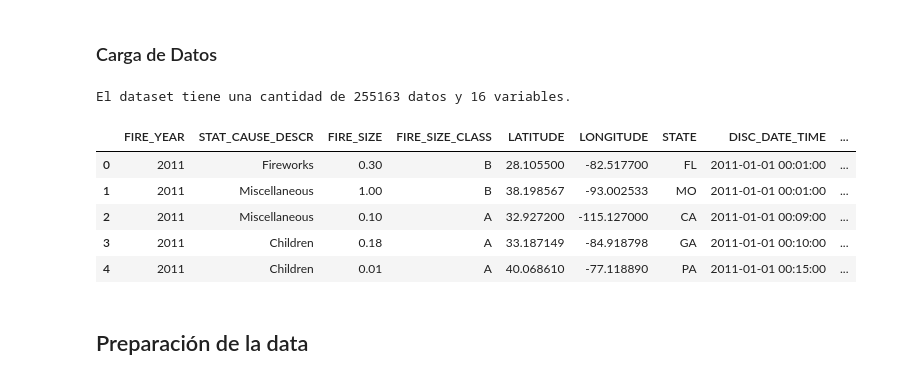
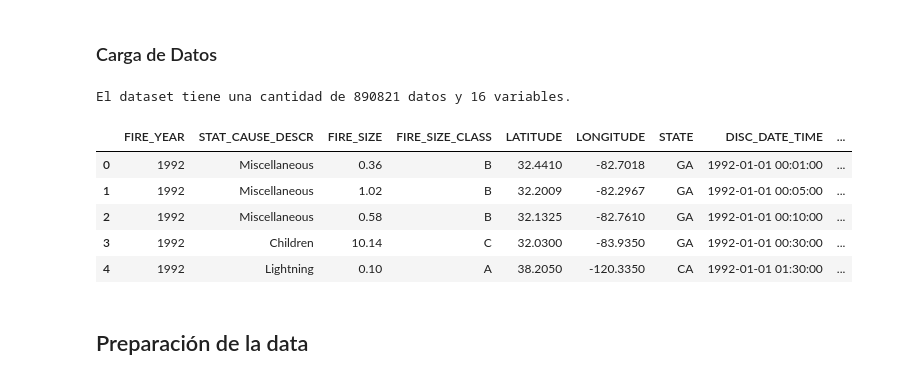
Before and after one commit to framunoz/Incendios-Forestales, a Jupyter notebook: notebooks/03-Modelos.ipynb, the cells around one changed output. Drawn from its saved outputs; the diff is of its cells as text; code cells hidden in the pictures.

```diff
--- a/notebooks/03-Modelos.ipynb
+++ b/notebooks/03-Modelos.ipynb
@@ -69,21 +76,20 @@ columnas_sin_ocupar = [x for x in columnas if x not in columnas_ocupadas]
 # %%
 df = pd.read_csv(WF_DATA_PATH)
 
 # Convertimos los datos que sean fechas en ese tipo de dato
 df["DISC_DATE_TIME"] = pd.to_datetime(df["DISC_DATE_TIME"])
 df["CONT_DATE_TIME"] = pd.to_datetime(df["CONT_DATE_TIME"])
-df["DT_FIRE"] = pd.to_timedelta(df["DT_FIRE"])
 
 print_cantidad(df)
 
 df.head()
 # %% [output]
-El dataset tiene una cantidad de 255163 datos y 16 variables.
+El dataset tiene una cantidad de 890821 datos y 16 variables.
 |  | FIRE_YEAR | STAT_CAUSE_DESCR | FIRE_SIZE | FIRE_SIZE_CLASS | LATITUDE | LONGITUDE | STATE | DISC_DATE_TIME | ... |
-| 0 | 2011 | Fireworks | 0.30 | B | 28.105500 | -82.517700 | FL | 2011-01-01 00:01:00 | ... |
-| 1 | 2011 | Miscellaneous | 1.00 | B | 38.198567 | -93.002533 | MO | 2011-01-01 00:01:00 | ... |
-| 2 | 2011 | Miscellaneous | 0.10 | A | 32.927200 | -115.127000 | CA | 2011-01-01 00:09:00 | ... |
-| 3 | 2011 | Children | 0.18 | A | 33.187149 | -84.918798 | GA | 2011-01-01 00:10:00 | ... |
-| 4 | 2011 | Children | 0.01 | A | 40.068610 | -77.118890 | PA | 2011-01-01 00:15:00 | ... |
+| 0 | 1992 | Miscellaneous | 0.36 | B | 32.4410 | -82.7018 | GA | 1992-01-01 00:01:00 | ... |
+| 1 | 1992 | Miscellaneous | 1.02 | B | 32.2009 | -82.2967 | GA | 1992-01-01 00:05:00 | ... |
+| 2 | 1992 | Miscellaneous | 0.58 | B | 32.1325 | -82.7610 | GA | 1992-01-01 00:10:00 | ... |
+| 3 | 1992 | Children | 10.14 | C | 32.0300 | -83.9350 | GA | 1992-01-01 00:30:00 | ... |
+| 4 | 1992 | Lightning | 0.10 | A | 38.2050 | -120.3350 | CA | 1992-01-01 01:30:00 | ... |
 # %% [markdown]
 ## Preparación de la data
```
Also changed, not shown: parts of 86 cells of this notebook, 3 other files.
